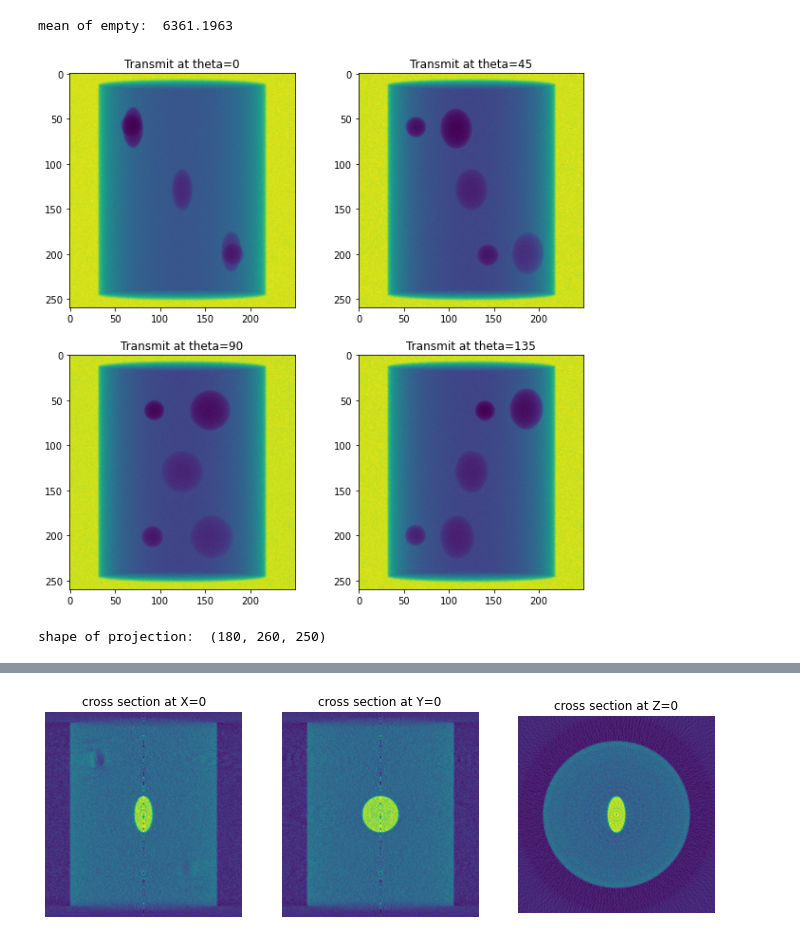
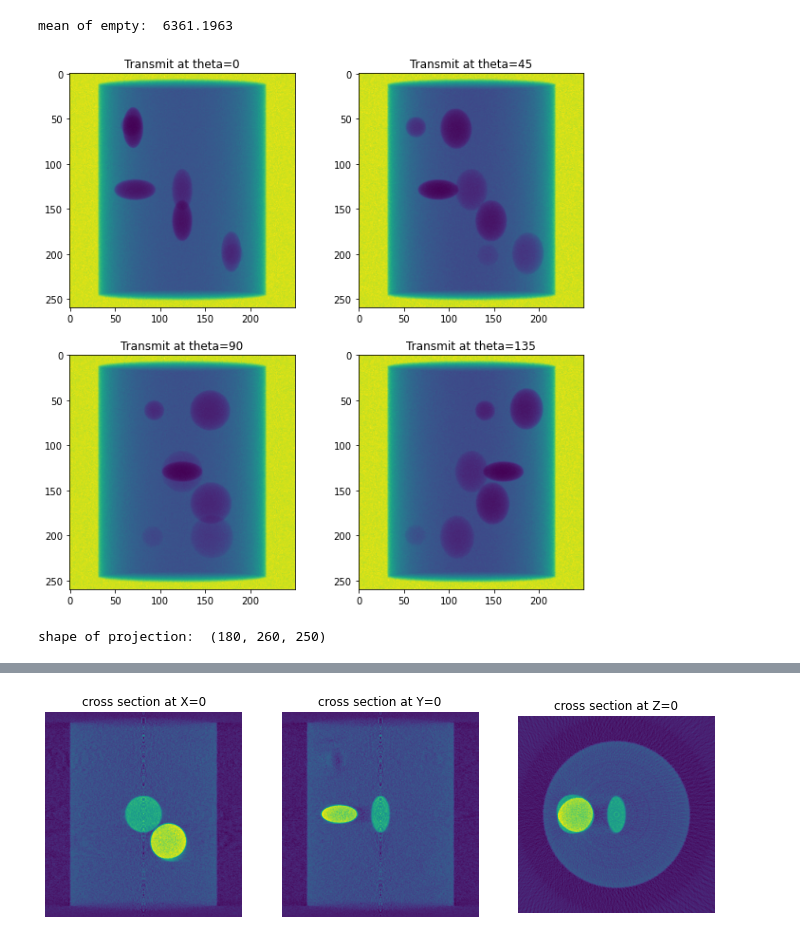
Before and after one commit to renqipan/ct_fdk, a Jupyter notebook: ConeBeam_FDK_step.ipynb, the cells around one changed output, grey strips where cells are left out. Cells and saved outputs as stored; diff of their text form; code cells hidden in the pictures.

```diff
--- a/ConeBeam_FDK_step.ipynb
+++ b/ConeBeam_FDK_step.ipynb
@@ -11,7 +11,7 @@ nAngles=180  #number of angles (views)
 Ncolumns=250 #number of columns of detector
 Nrows=260 #number of rows of detector
 step=360/nAngles
-directory='/home/renqi/Documents/ct_rec/output_2000M/'
+directory='/home/renqi/Documents/ct_rec/phantom_7obj/'
 data_type = np.float32
 file_air=directory+'ct_empty_000.dat'
 data_air=np.fromfile(file_air,dtype=data_type)
@@ -54,7 +54,7 @@ plt.show()
 print('shape of projection: ', projection.shape)
 # %% [output]
 mean of empty:  6361.1963
-[figure, old version]
+[figure, new version]
 shape of projection:  (180, 260, 250)
 # %%
 #define the filter function: Ram-Lak (R-L) filter and the Shepp-Logan(S-L) filter
@@ -88,7 +88,7 @@ def Fun_Weigth_Projection(projection_beta,SOD,delta_dd):
     Nrows,Ncolumns=projection_beta.shape
     dd_column=delta_dd*np.arange(-Ncolumns/2+0.5,(Ncolumns/2+1)-0.5,1.0)#coordinate of detector cell in horizontal
     dd_row=delta_dd*np.arange(-Nrows/2+0.5,(Nrows/2+1)-0.5,1.0)#coordinate of detector cell in vertical
-    dd_column2D,dd_row2D=np.meshgrid(dd_column,dd_row)
+    dd_row2D,dd_column2D=np.meshgrid(dd_row,dd_column,indexing='ij')
     weighted_projection=projection_beta*SOD/np.sqrt(SOD*SOD+np.power(dd_row2D,2.0)+np.power(dd_column2D,2.0))
     return weighted_projection
 def Fun_Filter_Projection(weighted_projection,fh_RL):
@@ -97,13 +97,13 @@ def Fun_Filter_Projection(weighted_projection,fh_RL):
     filtered_projection=np.zeros((Nrows,Ncolumns))
     for row in range(Nrows):
         projection_row=weighted_projection[row,:]
-        # zeros_pad=np.zeros(Nfft-Ncolumns)
-        # projection_column=np.concatenate((projection_column,zeros_pad))
-        # convoluted_time=np.convolve(projection_column,fh_RL/2.0,mode='same')
-        pro_fft=np.fft.fft(projection_row,Nfft)
-        filter_fft=np.fft.fft(fh_RL/2.0,Nfft)
-        convoluted_frequency=pro_fft*np.abs(filter_fft)
-        convoluted_time=np.real(np.fft.ifft(convoluted_frequency))
+        zeros_pad=np.zeros(Nfft-Ncolumns)
+        projection_row=np.concatenate((projection_row,zeros_pad))
+        convoluted_time=np.convolve(projection_row,fh_RL/2.0,mode='same')
+        # pro_fft=np.fft.fft(projection_row,Nfft)
+        # filter_fft=np.fft.fft(fh_RL/2.0,Nfft)
+        # convoluted_frequency=pro_fft*np.abs(filter_fft)
+        # convoluted_time=np.real(np.fft.ifft(convoluted_frequency))
         convoluted_time=convoluted_time[:Ncolumns]
         filtered_projection[row,:]=convoluted_time
     return filtered_projection
@@ -118,18 +118,14 @@ def Fun_BackProjection(filtered_projection,SOD,beta_num,beta_m,delta_dd,Nimage):
     xrange=roi[0]+hx*np.arange(0,MX) #coordinate vector of x-axis and y-axis
     hy=(roi[3]-roi[2])/(MZ-1) #interval of z-axis
     yrange=roi[2]+hy*np.arange(0,MZ) #coordinate vector of z-axis
-    XX,YY,ZZ=np.meshgrid(xrange,yrange,xrange)
-    temp_rec=np.zeros((MZ,MX,MX)) #store back projection contribution
-    U=(SOD+ZZ*np.sin(beta_m)-XX*np.cos(beta_m))/SOD
-    a=(ZZ*np.cos(beta_m)+XX*np.sin(beta_m))/U
+    XX,YY,ZZ=np.meshgrid(xrange,xrange,yrange,indexing='ij')
+    # print(XX.shape, YY.shape,ZZ.shape)
+    temp_rec=np.zeros((MX,MX,MZ)) #store back projection contribution
+    U=(SOD+XX*np.sin(beta_m)-YY*np.cos(beta_m))/SOD
+    a=(XX*np.cos(beta_m)+YY*np.sin(beta_m))/U
     xx=np.int32(np.floor(a/delta_dd)) #beam numbering,strart from -Ncolumns/2
     u1=a/delta_dd-xx  #the decimal part of a
-    b=YY/U
-    # U=(SOD+XX*np.cos(beta_m)+YY*np.sin(beta_m))/SOD
-    # a=(-XX*np.sin(beta_m)+YY*np.cos(beta_m))/U
-    # xx=np.int32(np.floor(a/delta_dd)) #beam numbering,strart from -Ncolumns/2
-    # u1=a/delta_dd-xx  #the decimal part of a
-    # b=ZZ/U
+    b=ZZ/U
     yy=np.int32(np.floor(b/delta_dd)) #beam numbering,strart from -Nrows/2
     u2=b/delta_dd-yy #the decimal part of b
     xx=xx+int(Ncolumns/2) #numbering from 0
@@ -146,8 +142,6 @@ def Fun_BackProjection(filtered_projection,SOD,beta_num,beta_m,delta_dd,Nimage):
     yy=yy[mask]
     u1=u1[mask]
     u2=u2[mask]
-    # temp=(1-u1)*(1-u2)*filtered_projection[xx,yy]+(1-u1)*u2*filtered_projection[xx,yy+1]+\
-    #              (1-u2)*u1*filtered_projection[xx+1,yy]+u1*u2*filtered_projection[xx+1,yy+1]
     temp=(1-u1)*(1-u2)*filtered_projection[yy,xx]+(1-u1)*u2*filtered_projection[yy+1,xx]+\
                  (1-u2)*u1*filtered_projection[yy,xx+1]+u1*u2*filtered_projection[yy+1,xx+1]
     temp_rec[mask]=temp_rec[mask]+temp/(np.power(U[mask],2))*2*PI/beta_num
@@ -162,7 +156,7 @@ def ConeBeam_FDK_Backprojection(projection,fh_RL,beta,SOD,Nimage,delta_dd):
     # delta_dd: interval of the virtual detector cell
     Ncolumns=projection.shape[2]
     Nrows=projection.shape[1]
-    rec_image=np.zeros((int(Nimage*Nrows/Ncolumns),Nimage,Nimage))
+    rec_image=np.zeros((Nimage,Nimage,int(Nimage*Nrows/Ncolumns)))
     beta_num=len(beta) #number of angles
     beta=beta*PI/180.0 # view angle in radian
     for m in range(0, beta_num,1):
@@ -203,19 +197,19 @@ backprojection, beta:  358.0
 # %%
 NimageZ=Nimage*Nrows/Ncolumns
 Z_c=int(NimageZ/2.0)
 X_c=int(Nimage/2.0)
 Y_c=int(Nimage/2.0)
 figure, axis=plt.subplots(1, 3,figsize=(12,12))
-axis[0].imshow(rec_image[:,X_c,:])
+axis[0].imshow(rec_image[X_c,:,:].T)
 axis[0].set_title('cross section at X=0')
 axis[0].axis('off')
-axis[1].imshow(rec_image[:,:,Y_c])
+axis[1].imshow(rec_image[:,Y_c,:].T)
 axis[1].set_title('cross section at Y=0')
 axis[1].axis('off')
-axis[2].imshow(rec_image[Z_c,:,:])
+axis[2].imshow(rec_image[:,:,Z_c].T)
 axis[2].set_title('cross section at Z=0')
 axis[2].axis('off')
-# plt.savefig(directory+"rec_image.pdf",format='pdf',dpi=250)
+plt.savefig(directory+"rec_image.pdf",format='pdf',dpi=250)
 plt.show()
 # %% [output]
-[figure, old version]
+[figure, new version]
```
Also changed, not shown: parts of 2 cells of this notebook.
